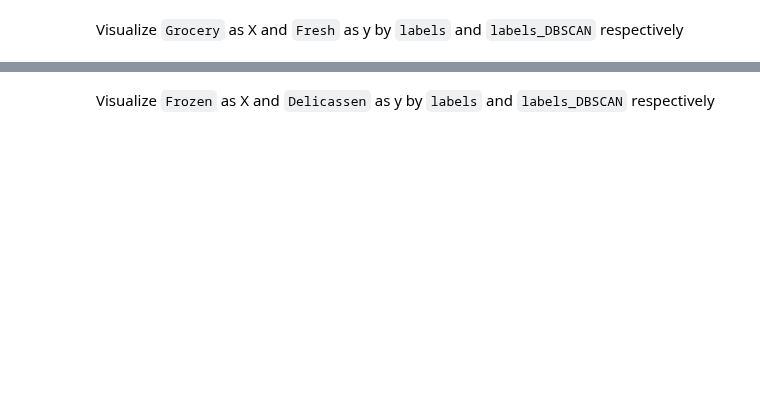
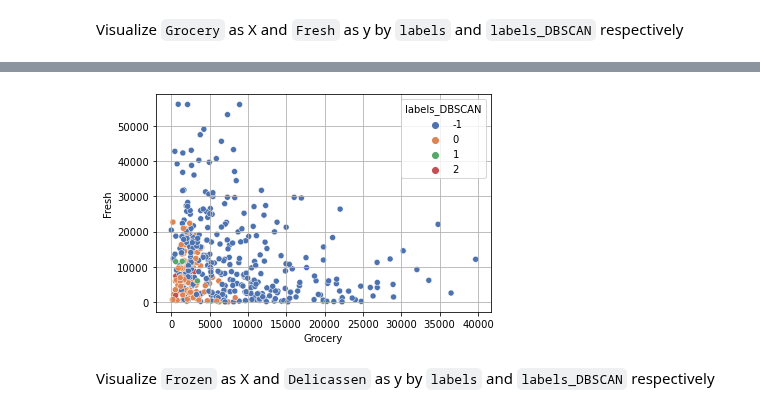
Before and after one commit to ironhack-datalabs/datamad1020, a Jupyter notebook: module-3/lab-unsupervised-learning/your-code/main.ipynb, the cells around one changed output, grey strips where cells are left out. Saved outputs shown, nothing was run; the diff lists cells and outputs as text; code cells hidden in the pictures; blank space fills up the shorter version.

```diff
--- a/module-3/lab-unsupervised-learning/your-code/main.ipynb
+++ b/module-3/lab-unsupervised-learning/your-code/main.ipynb
@@ -210,2 +252,7 @@ Visualize `Grocery` as X and `Fresh` as y by `labels` and `labels_DBSCAN` respec
+# %%
+plt.grid()
+sns.scatterplot(customers["Grocery"],customers["Fresh"], hue=customers["labels_DBSCAN"], palette="deep");
+# %% [output]
+[figure, added]
 # %% [markdown]
 Visualize `Frozen` as X and `Delicassen` as y by `labels` and `labels_DBSCAN` respectively
```
Also changed, not shown: parts of 31 cells of this notebook.
